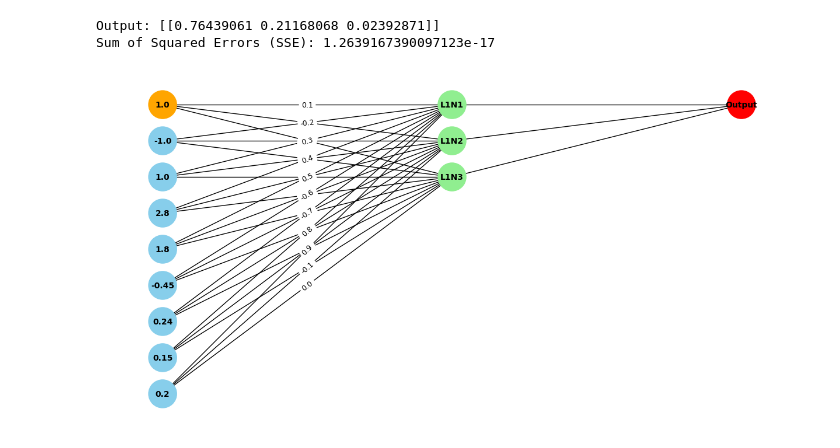
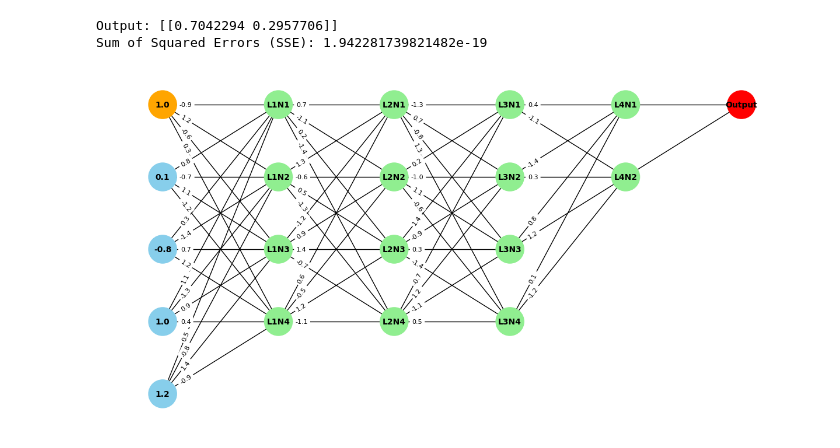
Before and after one commit to NicholasLiem/IF3270_FP_FFNN, a Jupyter notebook: Main.ipynb, the cells around one changed output. Cells and saved outputs as stored; diff of their text form; code cells hidden in the pictures.

```diff
--- a/Main.ipynb
+++ b/Main.ipynb
@@ -60,23 +59,23 @@ class FastFeedNeuralNetwork:
 # %%
 def main():
     # json_path = "Tests/" + input("Input json file name (*.json in Tests folder): ")
-    json_path = 'Tests/softmax.json'
+    json_path = 'Tests/multilayer_softmax.json'
     parser = JsonModelParser(json_path)
     if parser.data is None:
         print("Failed to load or parse the JSON data.")
 
     ffnn = FastFeedNeuralNetwork(parser.layers, parser.weights, parser.input_data)
     output = ffnn.predict()
     print("Output:", output)
     sse = np.sum((np.array(parser.output) - output) ** 2)
     print("Sum of Squared Errors (SSE):", sse)
 
     # Prints the graph
     ffnn.graph_visualizer.visualize()
 
 if __name__ == '__main__':
     main()
 # %% [output]
-Output: [[0.76439061 0.21168068 0.02392871]]
-Sum of Squared Errors (SSE): 1.2639167390097123e-17
+Output: [[0.7042294 0.2957706]]
+Sum of Squared Errors (SSE): 1.942281739821482e-19
-[figure, old version]
+[figure, new version]
```
Also changed, not shown: parts of 1 cell of this notebook, 1 other file.
